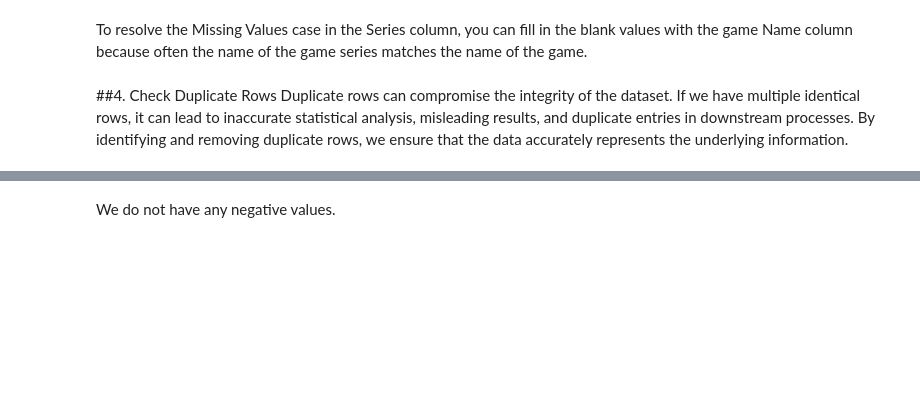
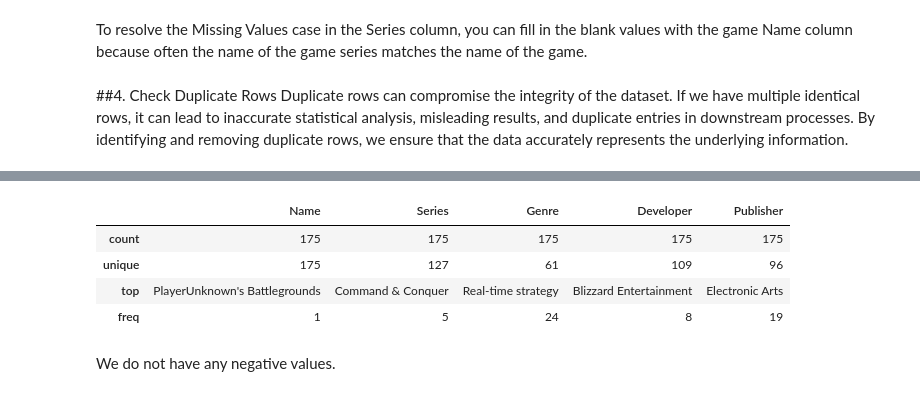
Before and after one commit to FatoniRahmat/Data-Analyst-in-Python, a Jupyter notebook: Game.ipynb, the cells around one changed output, grey strips where cells are left out. Drawn from its saved outputs; the diff is of its cells as text; code cells hidden in the pictures; blank space fills up the shorter version.

```diff
--- a/Game.ipynb
+++ b/Game.ipynb
@@ -152,3 +149,12 @@ Name: Sales, dtype: Float64
+# %%
+#Statistics of non-numerical columns
+df.describe(include = np.object_)
+# %% [output]
+|  | Name | Series | Genre | Developer | Publisher |
+| count | 175 | 175 | 175 | 175 | 175 |
+| unique | 175 | 127 | 61 | 109 | 96 |
+| top | PlayerUnknown's Battlegrounds | Command & Conquer | Real-time strategy | Blizzard Entertainment | Electronic Arts |
+| freq | 1 | 5 | 24 | 8 | 19 |
 # %% [markdown]
 We do not have any negative values.
 # %% [markdown]
```
Also changed, not shown: parts of 27 cells of this notebook.
